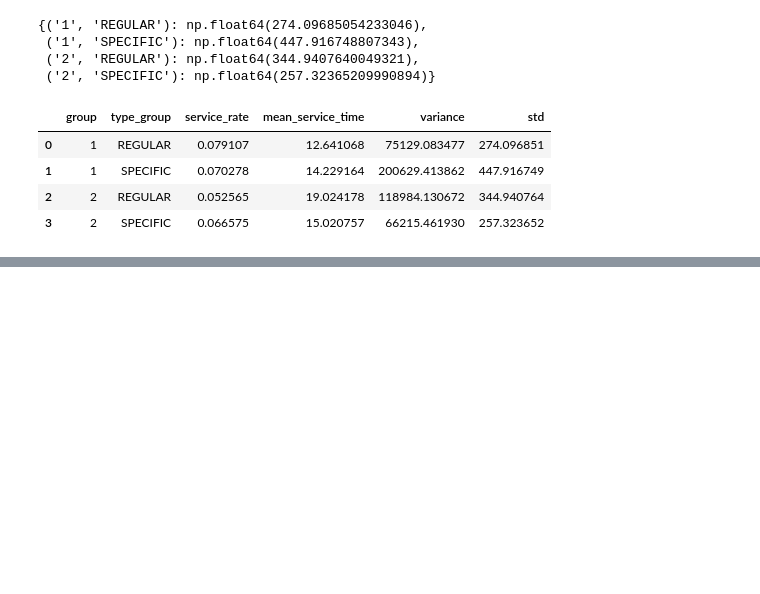
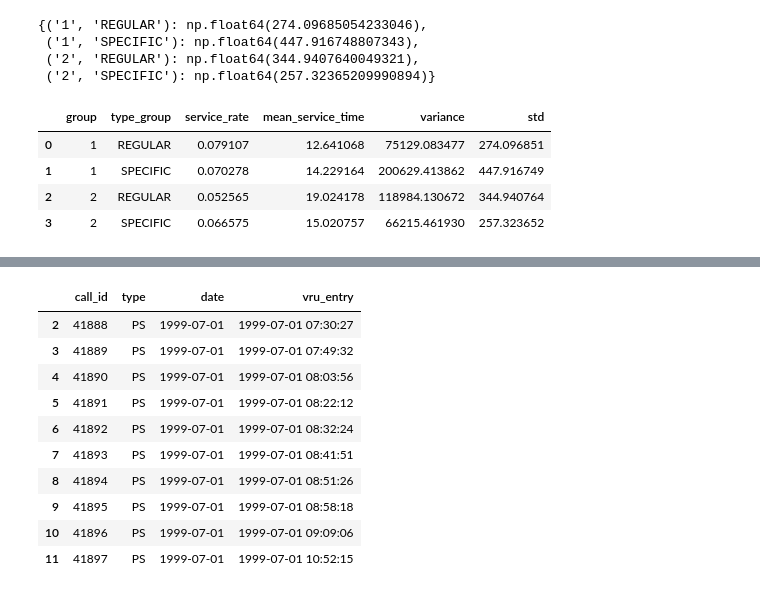
Before and after one commit to ifboelhasrin/MDSProj_CallCentre, a Jupyter notebook: 20250809 AnonBank_Dataset_Agentgrp_calc.ipynb, the cells around one changed output, grey strips where cells are left out. Drawn from its saved outputs; the diff is of its cells as text; code cells hidden in the pictures; blank space fills up the shorter version.

```diff
--- a/20250809 AnonBank_Dataset_Agentgrp_calc.ipynb
+++ b/20250809 AnonBank_Dataset_Agentgrp_calc.ipynb
@@ -1568,0 +1571,4 @@ ser_rate_summary.to_pickle('pickles/anonbank_service_rate.pkl')
+# %%
+cc_new_df = pd.read_csv('AnonymousBank/July1999.txt', sep='\t')
+
+cc_whole_df = cc_new_df.copy()
@@ -1568,0 +1584,30 @@ ser_rate_summary.to_pickle('pickles/anonbank_service_rate.pkl')
+# %%
+# Remove rows with broken parsing
+cc_whole_df = cc_whole_df[cc_whole_df['type'].str.len() == 2]
+# %%
+# Change date column types to datetime
+cc_whole_df['date'] = pd.to_datetime(cc_whole_df['date'], format='%y%m%d')
+
+# Change time columns to datetime
+cc_whole_df['vru_entry'] = pd.to_datetime(cc_whole_df['date'].astype(str) + ' ' + cc_whole_df['vru_entry'], format='%Y-%m-%d %H:%M:%S')
+
+# Remove rows with entry time before 7 AM or after midnight
+cc_whole_df = cc_whole_df[(cc_whole_df['vru_entry'].dt.hour >= 7) & (cc_whole_df['vru_entry'].dt.hour < 24)]
+
+# Only keep call_id, type, date, and vru_entry columns
+cc_whole_df = cc_whole_df[['call_id', 'type', 'date', 'vru_entry']]
+
+# Display the first few rows of the cleaned DataFrame
+cc_whole_df.head(10)
+# %% [output]
+|  | call_id | type | date | vru_entry |
+| 2 | 41888 | PS | 1999-07-01 | 1999-07-01 07:30:27 |
+| 3 | 41889 | PS | 1999-07-01 | 1999-07-01 07:49:32 |
+| 4 | 41890 | PS | 1999-07-01 | 1999-07-01 08:03:56 |
+| 5 | 41891 | PS | 1999-07-01 | 1999-07-01 08:22:12 |
+| 6 | 41892 | PS | 1999-07-01 | 1999-07-01 08:32:24 |
+| 7 | 41893 | PS | 1999-07-01 | 1999-07-01 08:41:51 |
+| 8 | 41894 | PS | 1999-07-01 | 1999-07-01 08:51:26 |
+| 9 | 41895 | PS | 1999-07-01 | 1999-07-01 08:58:18 |
+| 10 | 41896 | PS | 1999-07-01 | 1999-07-01 09:09:06 |
+| 11 | 41897 | PS | 1999-07-01 | 1999-07-01 10:52:15 |
```
Also changed, not shown: parts of 5 cells of this notebook, 19 other files.
